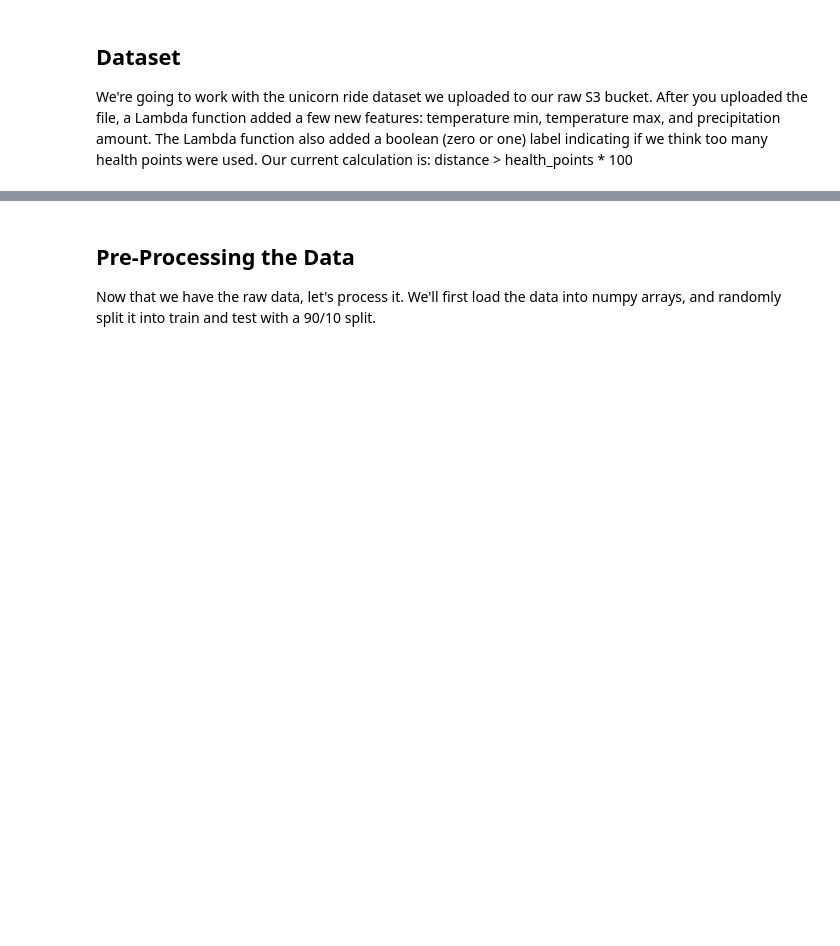
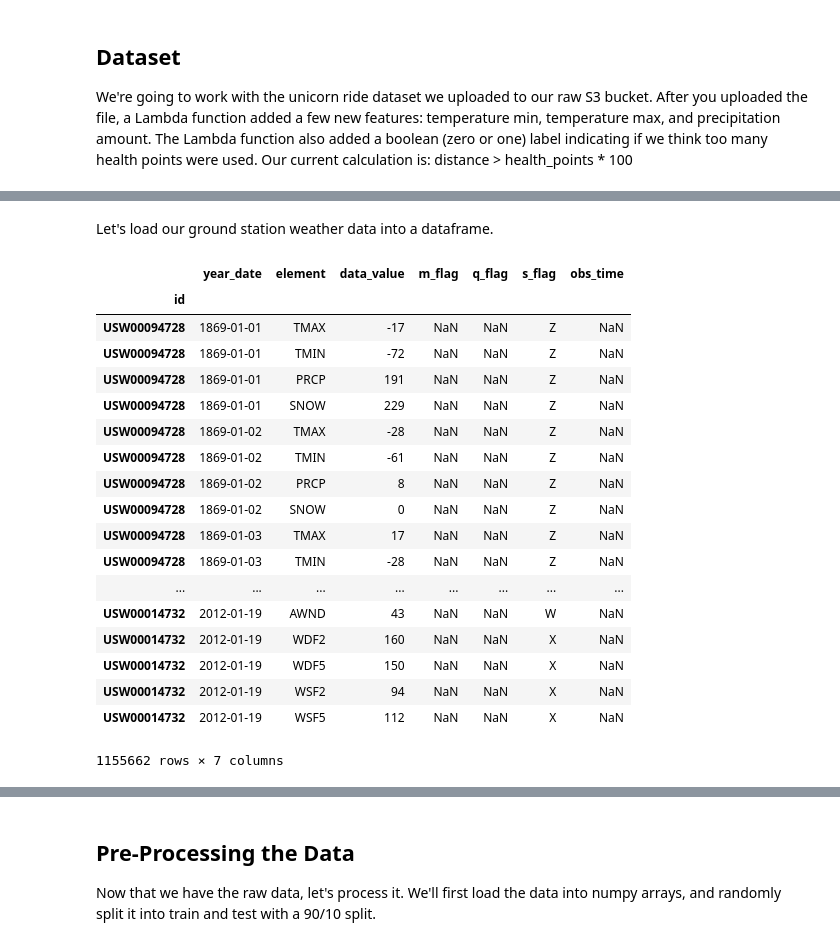
Before and after one commit to aws-samples/aws-serverless-workshops, a Jupyter notebook: MachineLearning/0_ExternalData/notebooks/nearest_neighbor.ipynb, the cells around one changed output, grey strips where cells are left out. Cells and saved outputs as stored; diff of their text form; code cells hidden in the pictures; blank space fills up the shorter version.

```diff
--- a/MachineLearning/0_ExternalData/notebooks/nearest_neighbor.ipynb
+++ b/MachineLearning/0_ExternalData/notebooks/nearest_neighbor.ipynb
@@ -30,0 +79,39 @@ ls -lah /tmp/raw
+# %% [markdown]
+Let's load our ground station weather data into a dataframe.
+# %%
+import boto3
+import pandas as pd
+import io
+import csv
+
+bucket = 'wildrydes-machine-learning-transformeddatabucket-1squv9nmot3md' # modify to your bucket name
+prefix = 'nygroundstationdata'
+
+s3 = boto3.resource('s3')
+bucket = s3.Bucket(bucket)
+objects = bucket.objects.filter(Prefix=prefix)
+for obj in objects:
+    if obj.key.endswith('csv'):
+        ny = pd.read_csv(obj.get()['Body'], index_col="id")
+ny['year_date'] = pd.to_datetime(ny['year_date'], format='%Y%m%d').dt.to_period('D')
+display(ny)
+# %% [output]
+|  | year_date | element | data_value | m_flag | q_flag | s_flag | obs_time |
+| id |  |  |  |  |  |  |  |
+| USW00094728 | 1869-01-01 | TMAX | -17 | NaN | NaN | Z | NaN |
+| USW00094728 | 1869-01-01 | TMIN | -72 | NaN | NaN | Z | NaN |
+| USW00094728 | 1869-01-01 | PRCP | 191 | NaN | NaN | Z | NaN |
+| USW00094728 | 1869-01-01 | SNOW | 229 | NaN | NaN | Z | NaN |
+| USW00094728 | 1869-01-02 | TMAX | -28 | NaN | NaN | Z | NaN |
+| USW00094728 | 1869-01-02 | TMIN | -61 | NaN | NaN | Z | NaN |
+| USW00094728 | 1869-01-02 | PRCP | 8 | NaN | NaN | Z | NaN |
+| USW00094728 | 1869-01-02 | SNOW | 0 | NaN | NaN | Z | NaN |
+| USW00094728 | 1869-01-03 | TMAX | 17 | NaN | NaN | Z | NaN |
+| USW00094728 | 1869-01-03 | TMIN | -28 | NaN | NaN | Z | NaN |
+| ... | ... | ... | ... | ... | ... | ... | ... |
+| USW00014732 | 2012-01-19 | AWND | 43 | NaN | NaN | W | NaN |
+| USW00014732 | 2012-01-19 | WDF2 | 160 | NaN | NaN | X | NaN |
+| USW00014732 | 2012-01-19 | WDF5 | 150 | NaN | NaN | X | NaN |
+| USW00014732 | 2012-01-19 | WSF2 | 94 | NaN | NaN | X | NaN |
+| USW00014732 | 2012-01-19 | WSF5 | 112 | NaN | NaN | X | NaN |
+1155662 rows × 7 columns
```
Also changed, not shown: parts of 14 cells of this notebook, 1 other file.
